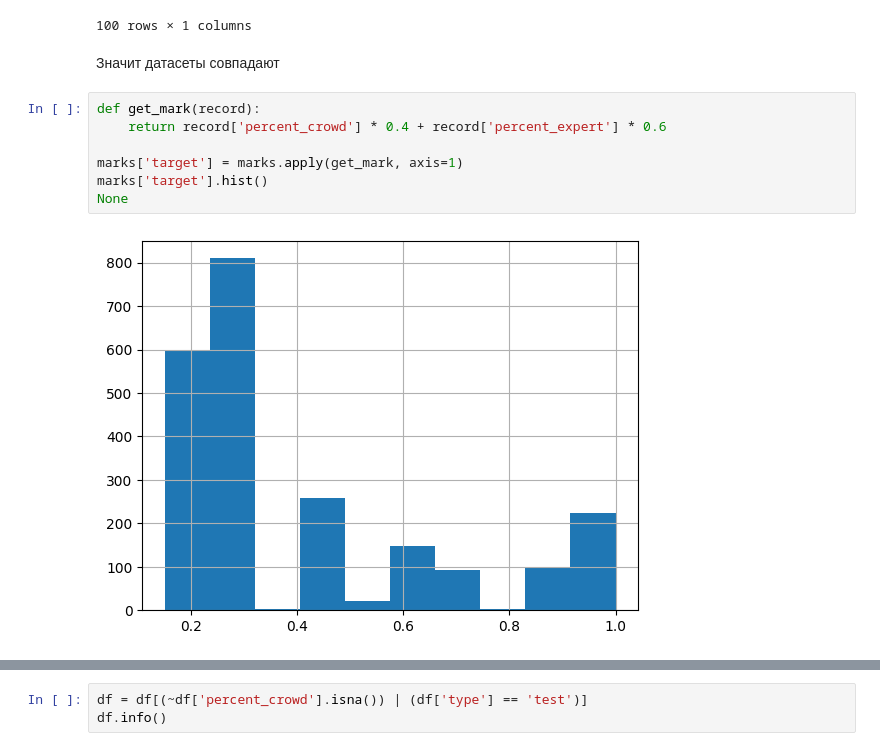
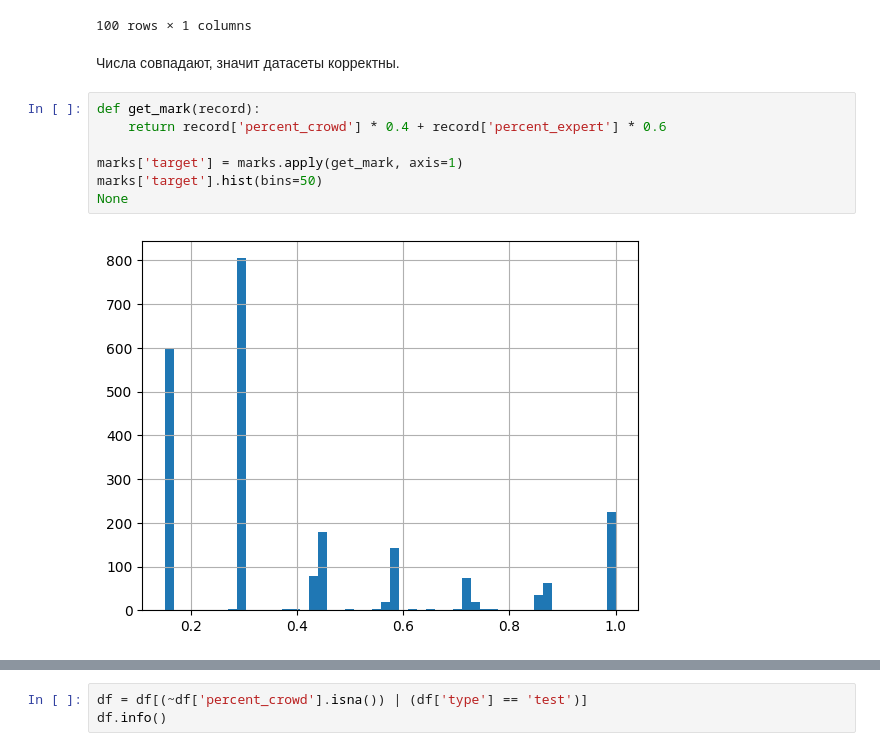
Before and after one commit to kirillva/project04, a Jupyter notebook: index.ipynb, the cells around one changed output, grey strips where cells are left out. Drawn from its saved outputs; the diff is of its cells as text.

```diff
--- a/index.ipynb
+++ b/index.ipynb
@@ -340,13 +334,13 @@ test_images[test_images['image'].isin(test_queries['image'].unique())]
 | 99 | 2346402952_e47d0065b6.jpg |
 100 rows × 1 columns
 # %% [markdown]
-Значит датасеты совпадают
+Числа совпадают, значит датасеты корректны.
 # %%
 def get_mark(record):
     return record['percent_crowd'] * 0.4 + record['percent_expert'] * 0.6
 
 marks['target'] = marks.apply(get_mark, axis=1)
-marks['target'].hist()
+marks['target'].hist(bins=50)
 None
 # %% [output]
-[figure, old version]
+[figure, new version]
```
Also changed, not shown: parts of 52 cells of this notebook.
